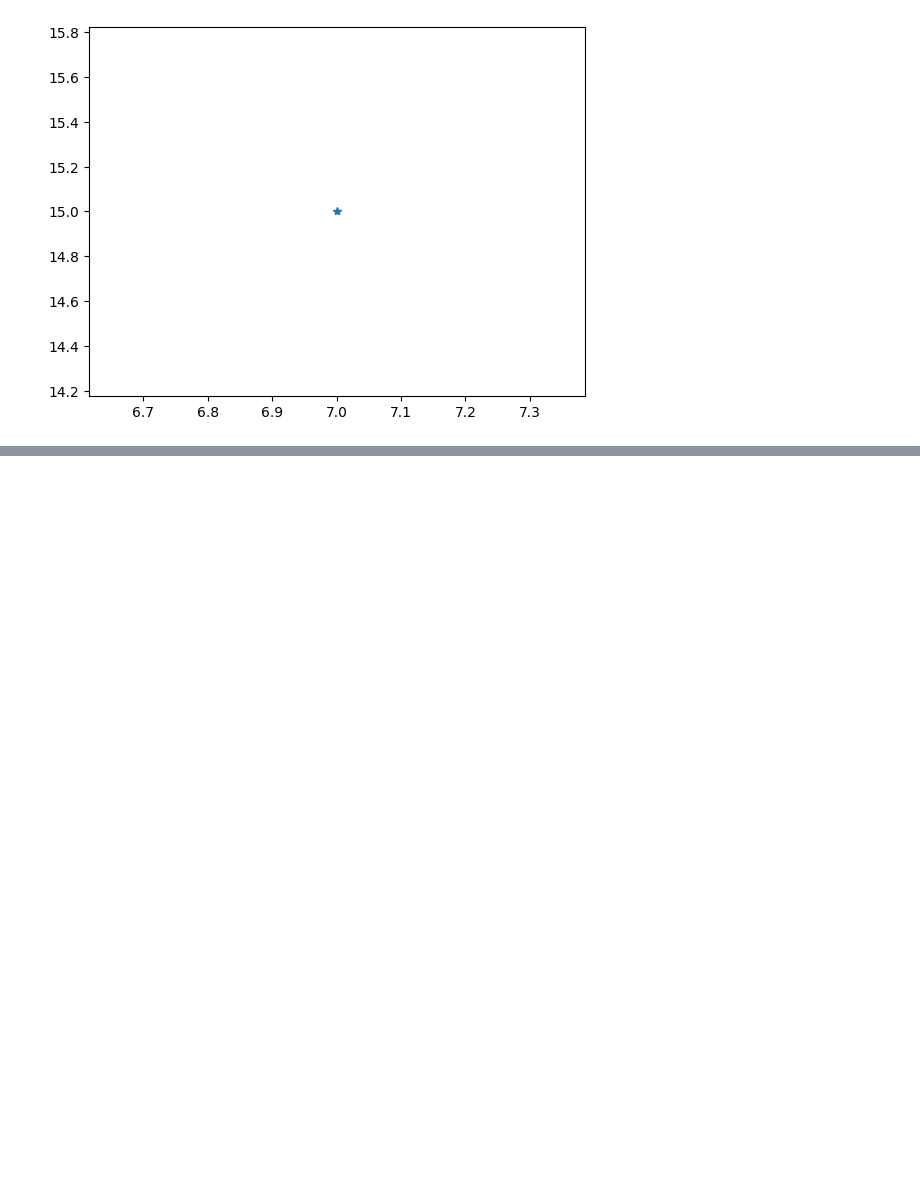
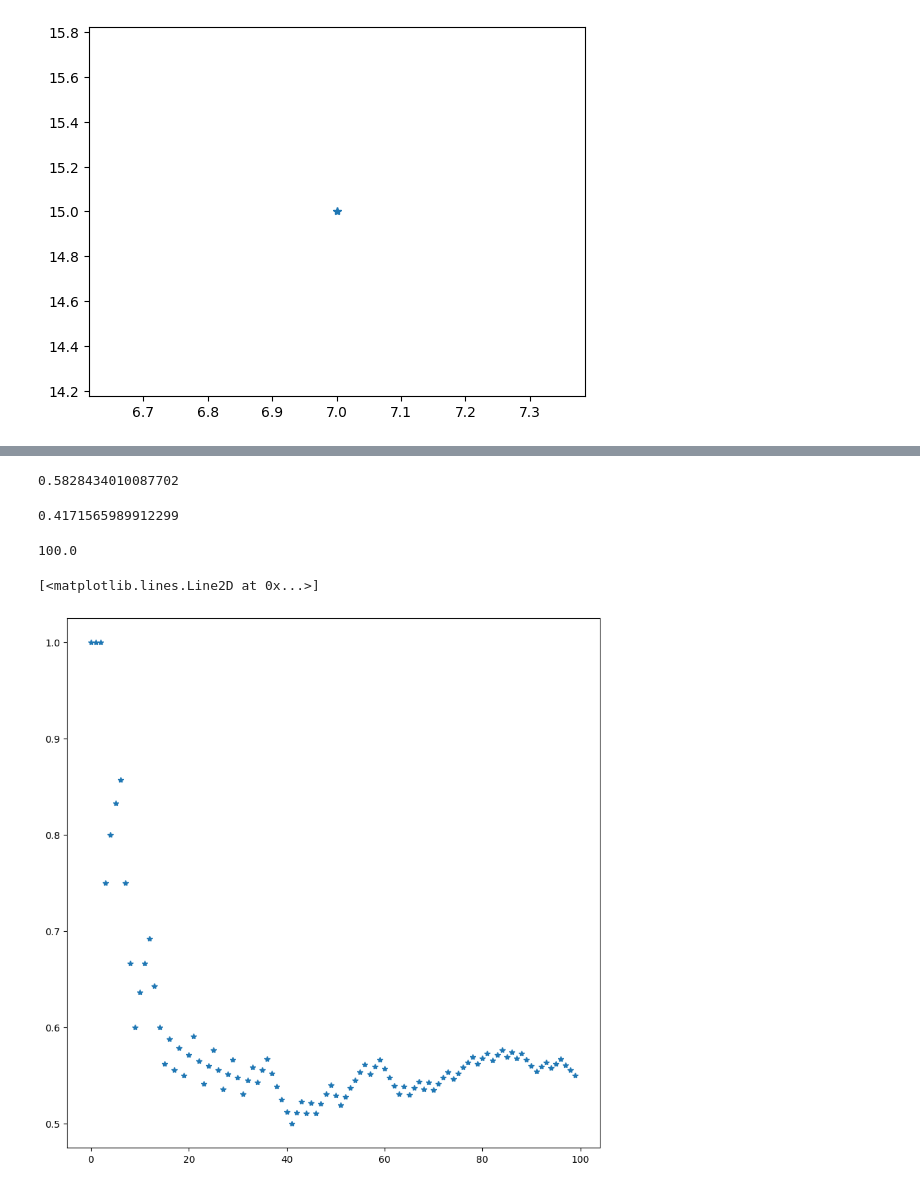
Before and after one commit to Crisel8a/Probabilidad, a Jupyter notebook: Proba_Python.ipynb, the cells around one changed output, grey strips where cells are left out. Cells and saved outputs as stored; diff of their text form; code cells hidden in the pictures; blank space fills up the shorter version.

```diff
--- a/Proba_Python.ipynb
+++ b/Proba_Python.ipynb
@@ -788,0 +801,10 @@ proba
+# %%
+s_seis = 0
+six = []
+pf = 1
+
+for i in range(1,len(dado)):
+    if dado[i] == 6:
+        s_seis += 1
+
+proba = s_seis/N
@@ -788,0 +817,12 @@ proba
+# %%
+for k in range(100):
+    cuentas =[]
+    cuenta = 0
+    N = 25
+
+    for i in range(N):
+        dados = [(randint(1,6), randint(1,6)) for i in range(N)]
+        if (6,6) in dados:
+            cuenta+=1
+
+    proba = cuenta / N
@@ -803,0 +856,44 @@ plt.plot(primer_lado,segundo_lado, "*")
+# %%
+from random import randint
+diametro = 5
+# 0 = no toca la línea
+# 1 = toca la línea
+
+moneda = [randint(0,1) for i  in range(N)] #en una línea
+# %%
+s_0 = 0
+S_0 = []
+for i in range(0,N):
+    if moneda[i] == 0: #si no toca la línea
+        s_0 +=1
+    pf_0 = s_0/(i+1)
+    S_0.append(pf_0)
+#S_0
+
+promedio = sum(S_0)/ len(S_0)
+promedio #cercano al dado en la tabla
+# %% [output]
+0.5828434010087702
+# %%
+s_1 = 0
+S_1 = []
+for i in range(0,N):
+    if moneda[i] == 1: #si toca la línea
+        s_1 +=1
+    pf_1 = s_1/(i+1)
+    S_1.append(pf_1)
+#S_1
+
+promedio = sum(S_1) / len(S_1)
+promedio #cercano al dado en la tabla
+# %% [output]
+0.4171565989912299
+# %%
+suma = 0
+sumas = []
+for i in range(len(S_1)):
+    suma = S_1[i]+S_0[i]
+    sumas.append(suma)
+sum(sumas) #deben sumar 100 todas
+# %% [output]
+100.0
@@ -803,0 +903,6 @@ plt.plot(primer_lado,segundo_lado, "*")
+# %%
+figure(figsize=(10,10), dpi=100)
+plt.plot(S_0,'*')
+# %% [output]
+[<matplotlib.lines.Line2D at 0x...>]
+[figure, added]
```
Also changed, not shown: parts of 79 cells of this notebook, 1 other file.
